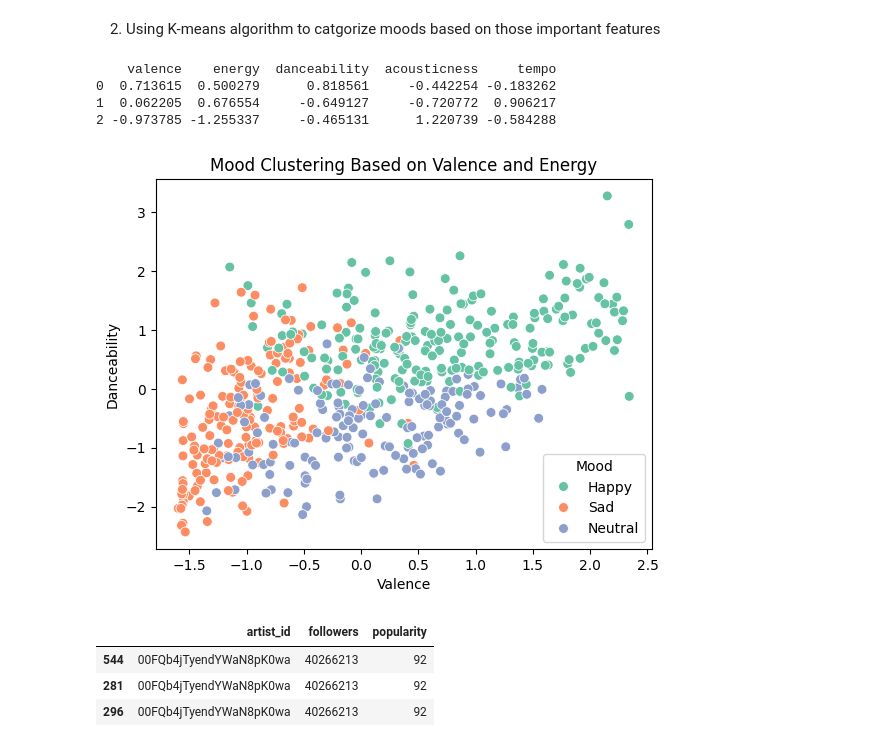
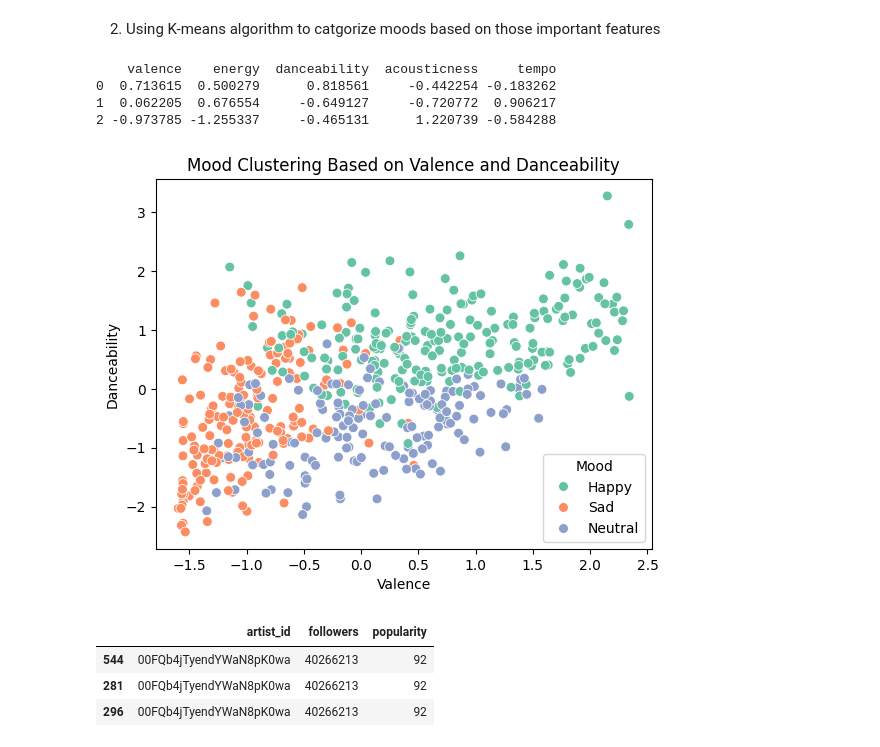
Before and after one commit to Swuzz123/Music-Recommendation, a Jupyter notebook: test.ipynb, the cells around one changed output. Cells and saved outputs as stored; diff of their text form; code cells hidden in the pictures.

```diff
--- a/test.ipynb
+++ b/test.ipynb
@@ -377,35 +356,35 @@ features_scaled = z_score_df[['valence', 'energy', 'danceability', 'acousticness
 # apply kmeans with 3 clusters (Happy, Sad, Neutral)
 kmeans = KMeans(n_clusters= 3, random_state= 42)
 
 # calculate the mean value of the features for each cluster
 kmeans.fit(features_scaled)
 cluster_centers = kmeans.cluster_centers_
 cluster_features = pd.DataFrame(cluster_centers, columns= features_scaled.columns)
 print(cluster_features)
 
 z_score_df['mood_score'] = kmeans.fit_predict(features_scaled)
 
 # Name for each cluster
 mood_labels = {0: "Happy", 1: "Neutral", 2: "Sad"}
 z_score_df['mood'] = z_score_df['mood_score'].map(mood_labels)
 
 sns.scatterplot(data = z_score_df, x = 'valence', y = 'danceability', hue = 'mood', palette= 'Set2', s = 50 ) #marker size
-plt.title("Mood Clustering Based on Valence and Energy")
+plt.title("Mood Clustering Based on Valence and Danceability")
 plt.xlabel("Valence")
 plt.ylabel("Danceability")
 plt.legend(title="Mood")
 plt.show()
 
 # You can see the cluster features df:
 # 1. with high valence, energy, and danceability -> maybe "Happy"
 # 2. with low valence, energy, danceability but high acouticness -> maybe "Sad"
 # 3. Remaining features -> will be "Neutral"
 # %% [output]
     valence    energy  danceability  acousticness     tempo
 0  0.713615  0.500279      0.818561     -0.442254 -0.183262
 1  0.062205  0.676554     -0.649127     -0.720772  0.906217
 2 -0.973785 -1.255337     -0.465131      1.220739 -0.584288
-[figure, old version]
+[figure, new version]
 # %%
 tmp_df = tracks[['artist_id', 'followers', 'popularity']]
 tmp_df.head(3)
```
Also changed, not shown: parts of 9 cells of this notebook.
